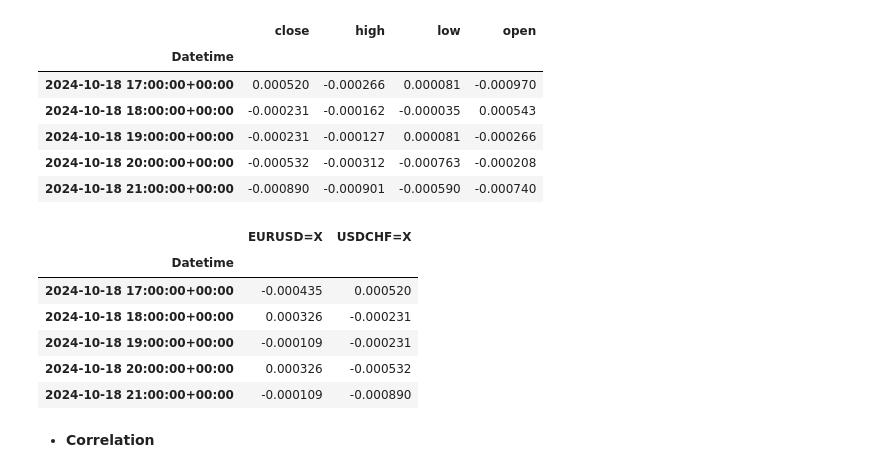
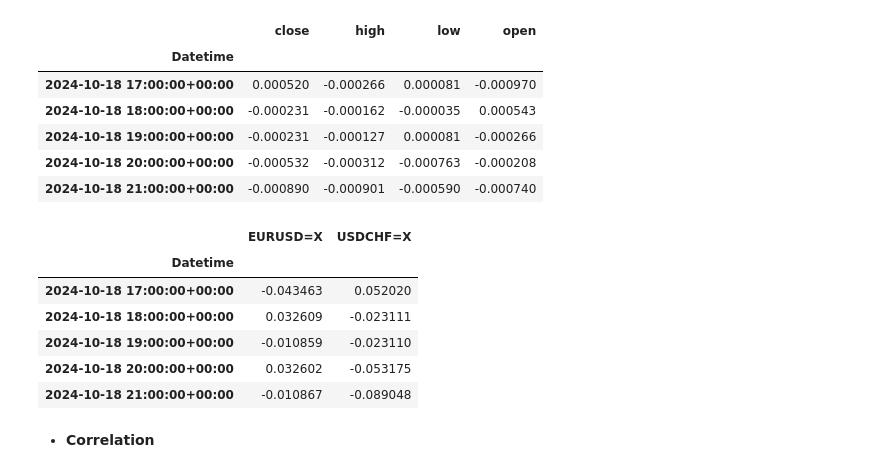
Before and after one commit to mod7ex/correlation, a Jupyter notebook: index.ipynb, the cells around one changed output. Cells and saved outputs as stored; diff of their text form; code cells hidden in the pictures.

```diff
--- a/index.ipynb
+++ b/index.ipynb
@@ -96,23 +87,23 @@ display(df_pct_change.xs(TICKERS[1], level=1).tail())
 | 2024-10-18 19:00:00+00:00 | -0.000231 | -0.000127 | 0.000081 | -0.000266 |
 | 2024-10-18 20:00:00+00:00 | -0.000532 | -0.000312 | -0.000763 | -0.000208 |
 | 2024-10-18 21:00:00+00:00 | -0.000890 | -0.000901 | -0.000590 | -0.000740 |
-# %%
-shape_df = {}
-
-for ticker in TICKERS:
-    shape_df[ticker] = df_pct_change.xs(ticker, level=1)['close']
-
-pair_close_prx_df = pd.DataFrame(shape_df).dropna()
-
-pair_close_prx_df.tail()
-# %% [output]
-|  | EURUSD=X | USDCHF=X |
-| Datetime |  |  |
-| 2024-10-18 17:00:00+00:00 | -0.000435 | 0.000520 |
-| 2024-10-18 18:00:00+00:00 | 0.000326 | -0.000231 |
-| 2024-10-18 19:00:00+00:00 | -0.000109 | -0.000231 |
-| 2024-10-18 20:00:00+00:00 | 0.000326 | -0.000532 |
-| 2024-10-18 21:00:00+00:00 | -0.000109 | -0.000890 |
+# %%
+pct_change_col = pd.DataFrame(
+    {
+        TICKERS[0]: df_pct_change.xs(TICKERS[0], level=1)['close'] * 100,
+        TICKERS[1]: df_pct_change.xs(TICKERS[1], level=1)['close'] * 100,
+    }
+).dropna()
+
+pct_change_col.tail()
+# %% [output]
+|  | EURUSD=X | USDCHF=X |
+| Datetime |  |  |
+| 2024-10-18 17:00:00+00:00 | -0.043463 | 0.052020 |
+| 2024-10-18 18:00:00+00:00 | 0.032609 | -0.023111 |
+| 2024-10-18 19:00:00+00:00 | -0.010859 | -0.023110 |
+| 2024-10-18 20:00:00+00:00 | 0.032602 | -0.053175 |
+| 2024-10-18 21:00:00+00:00 | -0.010867 | -0.089048 |
 # %% [markdown]
 - **Correlation**
 # %%
```
Also changed, not shown: parts of 6 cells of this notebook, 2 other files.
